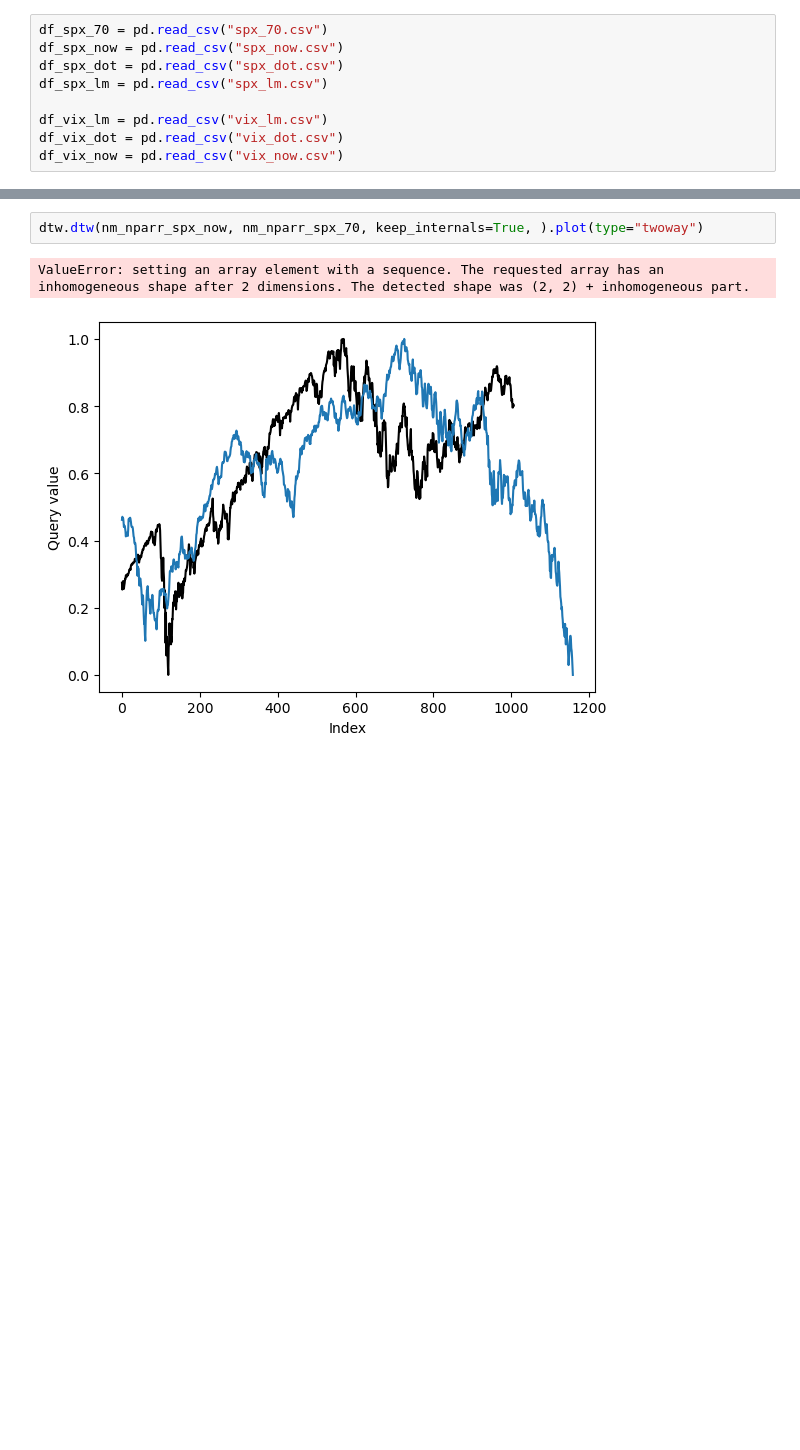
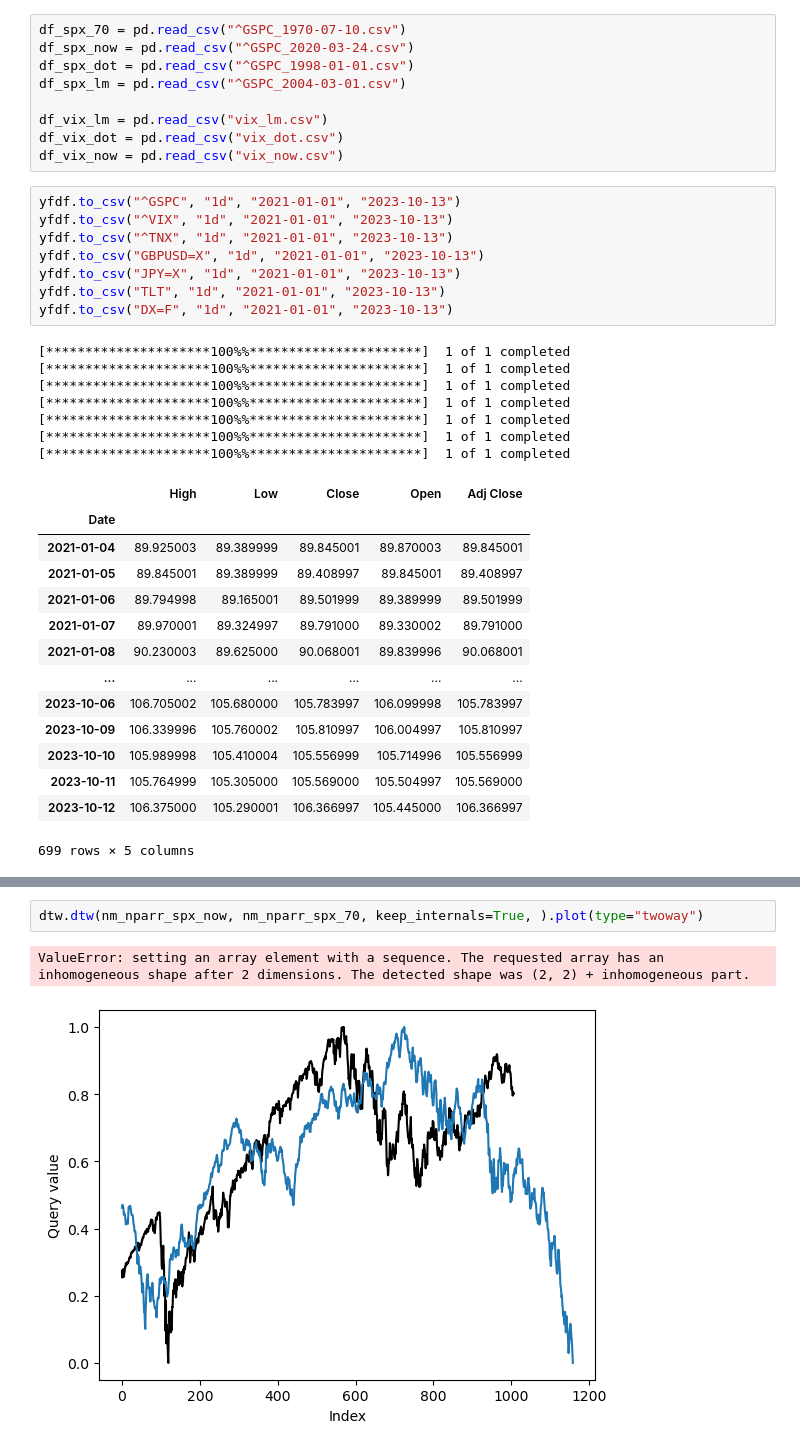
Before and after one commit to sfr9802/saving, a Jupyter notebook: stock market/s&p500.ipynb, the cells around one changed output, grey strips where cells are left out. Cells and saved outputs as stored; diff of their text form; blank space fills up the shorter version.

```diff
--- a/stock market/s&p500.ipynb
+++ b/stock market/s&p500.ipynb
@@ -18,9 +14,39 @@ Importing the dtw module. When using in academic works please cite:
 # %%
-df_spx_70 = pd.read_csv("spx_70.csv")
-df_spx_now = pd.read_csv("spx_now.csv")
-df_spx_dot = pd.read_csv("spx_dot.csv")
-df_spx_lm = pd.read_csv("spx_lm.csv")
+df_spx_70 = pd.read_csv("^GSPC_1970-07-10.csv")
+df_spx_now = pd.read_csv("^GSPC_2020-03-24.csv")
+df_spx_dot = pd.read_csv("^GSPC_1998-01-01.csv")
+df_spx_lm = pd.read_csv("^GSPC_2004-03-01.csv")
 
 df_vix_lm = pd.read_csv("vix_lm.csv")
 df_vix_dot = pd.read_csv("vix_dot.csv")
 df_vix_now = pd.read_csv("vix_now.csv")
+# %%
+yfdf.to_csv("^GSPC", "1d", "2021-01-01", "2023-10-13")
+yfdf.to_csv("^VIX", "1d", "2021-01-01", "2023-10-13")
+yfdf.to_csv("^TNX", "1d", "2021-01-01", "2023-10-13")
+yfdf.to_csv("GBPUSD=X", "1d", "2021-01-01", "2023-10-13")
+yfdf.to_csv("JPY=X", "1d", "2021-01-01", "2023-10-13")
+yfdf.to_csv("TLT", "1d", "2021-01-01", "2023-10-13")
+yfdf.to_csv("DX=F", "1d", "2021-01-01", "2023-10-13")
+# %% [output]
+[*********************100%%**********************]  1 of 1 completed
+[*********************100%%**********************]  1 of 1 completed
+[*********************100%%**********************]  1 of 1 completed
+[*********************100%%**********************]  1 of 1 completed
+[*********************100%%**********************]  1 of 1 completed
+[*********************100%%**********************]  1 of 1 completed
+[*********************100%%**********************]  1 of 1 completed
+|  | High | Low | Close | Open | Adj Close |
+| Date |  |  |  |  |  |
+| 2021-01-04 | 89.925003 | 89.389999 | 89.845001 | 89.870003 | 89.845001 |
+| 2021-01-05 | 89.845001 | 89.389999 | 89.408997 | 89.845001 | 89.408997 |
+| 2021-01-06 | 89.794998 | 89.165001 | 89.501999 | 89.389999 | 89.501999 |
+| 2021-01-07 | 89.970001 | 89.324997 | 89.791000 | 89.330002 | 89.791000 |
+| 2021-01-08 | 90.230003 | 89.625000 | 90.068001 | 89.839996 | 90.068001 |
+| ... | ... | ... | ... | ... | ... |
+| 2023-10-06 | 106.705002 | 105.680000 | 105.783997 | 106.099998 | 105.783997 |
+| 2023-10-09 | 106.339996 | 105.760002 | 105.810997 | 106.004997 | 105.810997 |
+| 2023-10-10 | 105.989998 | 105.410004 | 105.556999 | 105.714996 | 105.556999 |
+| 2023-10-11 | 105.764999 | 105.305000 | 105.569000 | 105.504997 | 105.569000 |
+| 2023-10-12 | 106.375000 | 105.290001 | 106.366997 | 105.445000 | 106.366997 |
+699 rows × 5 columns
```
Also changed, not shown: parts of 14 cells of this notebook, 24 other files.
